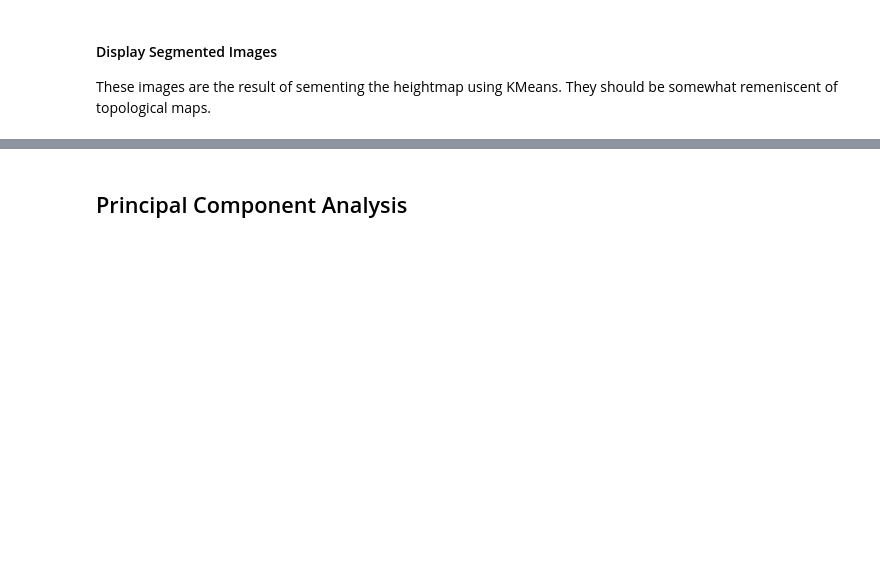
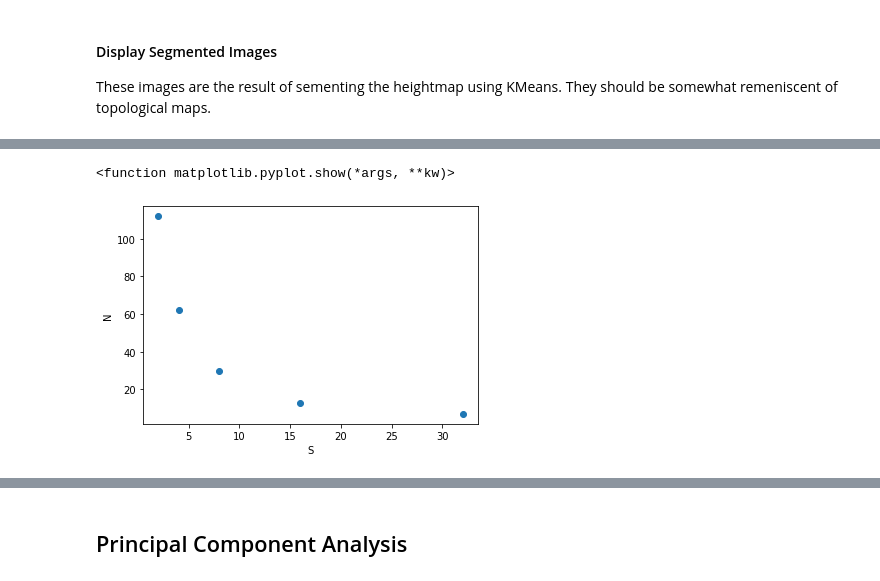
Before and after one commit to eoin-raff/ThesisRepo, a Jupyter notebook: Utils/Heightmap Analysis/heightmap_analysis.ipynb, the cells around one changed output, grey strips where cells are left out. Saved outputs shown, nothing was run; the diff lists cells and outputs as text; code cells hidden in the pictures; blank space fills up the shorter version.

```diff
--- a/Utils/Heightmap Analysis/heightmap_analysis.ipynb
+++ b/Utils/Heightmap Analysis/heightmap_analysis.ipynb
@@ -170,6 +191,12 @@ print(N)
 # %%
 plt.scatter(scale_factors, N)
+plt.ylabel('N')
+plt.xlabel('S')
+
 plt.show
+# %% [output]
+<function matplotlib.pyplot.show(*args, **kw)>
+[figure, added]
 # %%
 from numpy.polynomial.polynomial import polyfit
 
```
Also changed, not shown: parts of 16 cells of this notebook, 1 other file.
